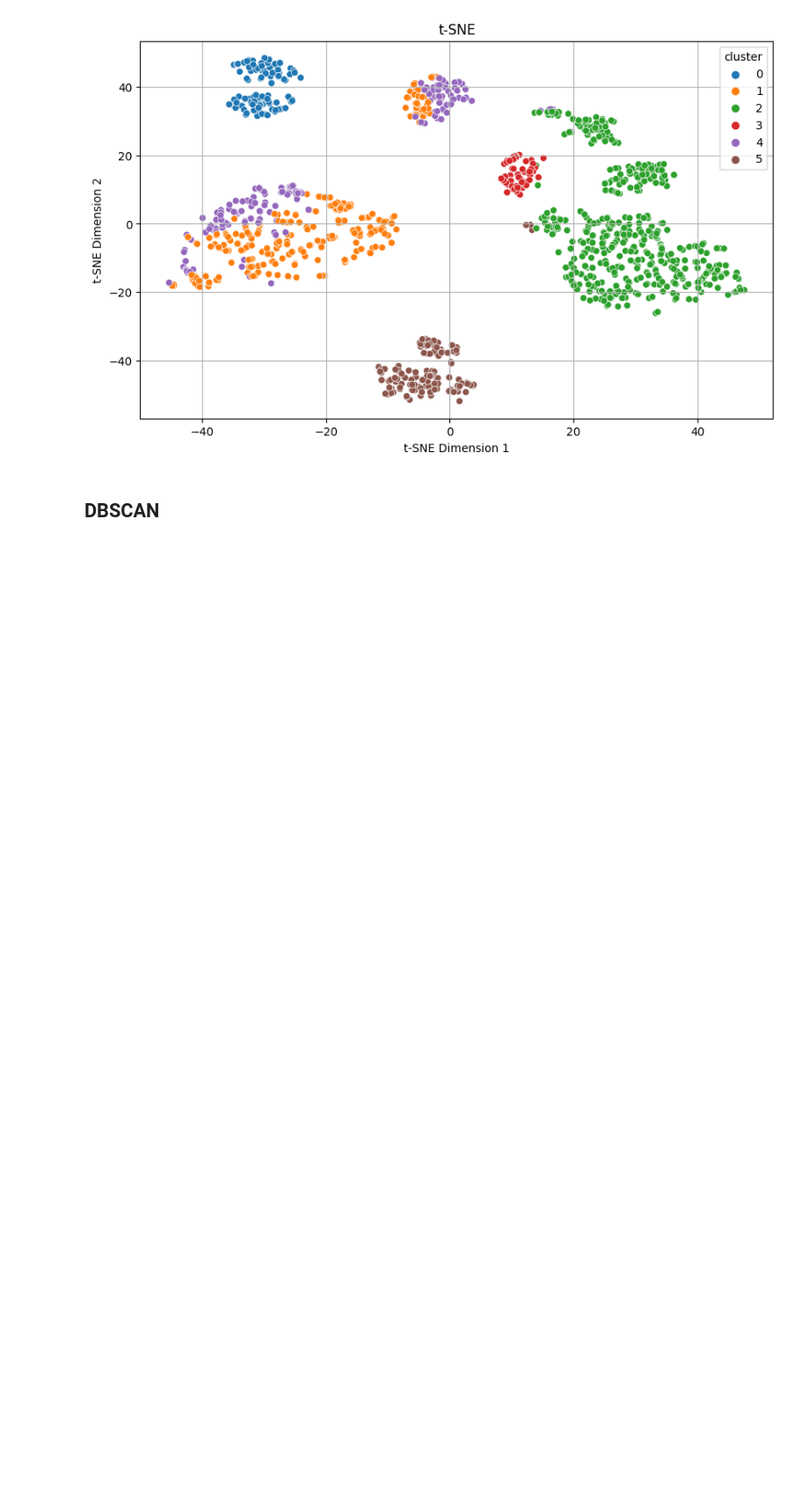
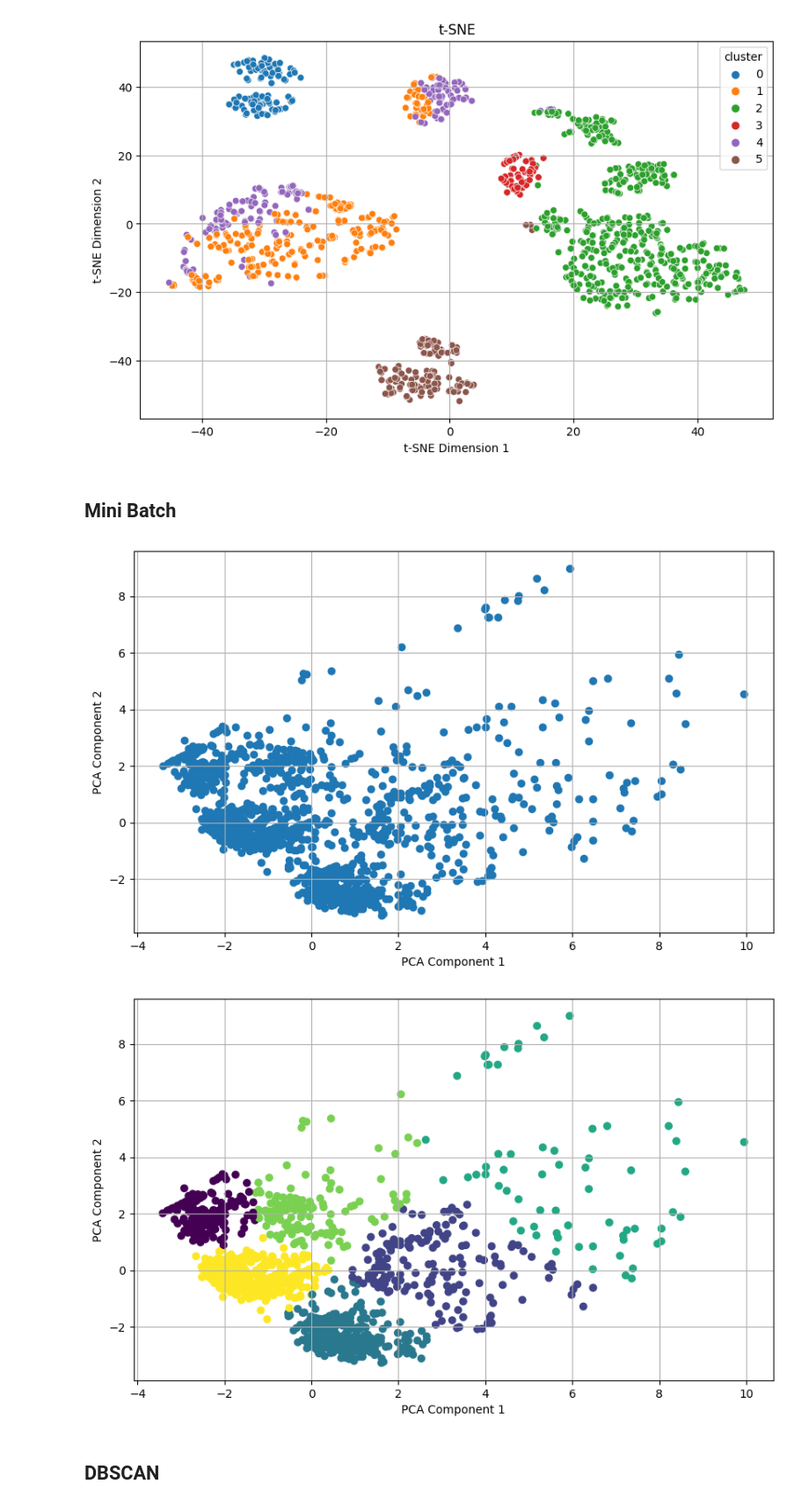
Before and after one commit to xxkaro/GameOfThrones-Clustering, a Jupyter notebook: AM/AM_Karo.ipynb, the cells around one changed output. Shown at 88% size. Drawn from its saved outputs; the diff is of its cells as text; code cells hidden in the pictures; blank space fills up the shorter version.

```diff
--- a/AM/AM_Karo.ipynb
+++ b/AM/AM_Karo.ipynb
@@ -174,6 +172,35 @@ plt.show()
 # %% [output]
 [figure]
 [figure]
+# %% [markdown]
+## Mini Batch
+# %%
+scaler = StandardScaler()
+X_scaled = scaler.fit_transform(df)
+
+pca = PCA(n_components=2)
+X_pca = pca.fit_transform(X_scaled)
+
+
+# plt.figure(figsize=(10, 6))
+# plt.scatter(X_pca[:, 0], X_pca[:, 1])
+# plt.xlabel('PCA Component 1')
+# plt.ylabel('PCA Component 2')
+# plt.grid()
+# plt.show()
+
+miniBatchKmeans = cluster.MiniBatchKMeans(n_clusters=6)
+miniBatchKmeans.fit(X_pca)
+
+plt.figure(figsize=(10, 6))
+plt.scatter(X_pca[:, 0], X_pca[:, 1], c=miniBatchKmeans.labels_, cmap='viridis')
+plt.xlabel('PCA Component 1')
+plt.ylabel('PCA Component 2')
+plt.grid()
+plt.show()
+# %% [output]
+[figure, added]
+[figure, added]
 # %% [markdown]
 ## DBSCAN
 # %%
```
Also changed, not shown: parts of 5 cells of this notebook, 2 other files.
